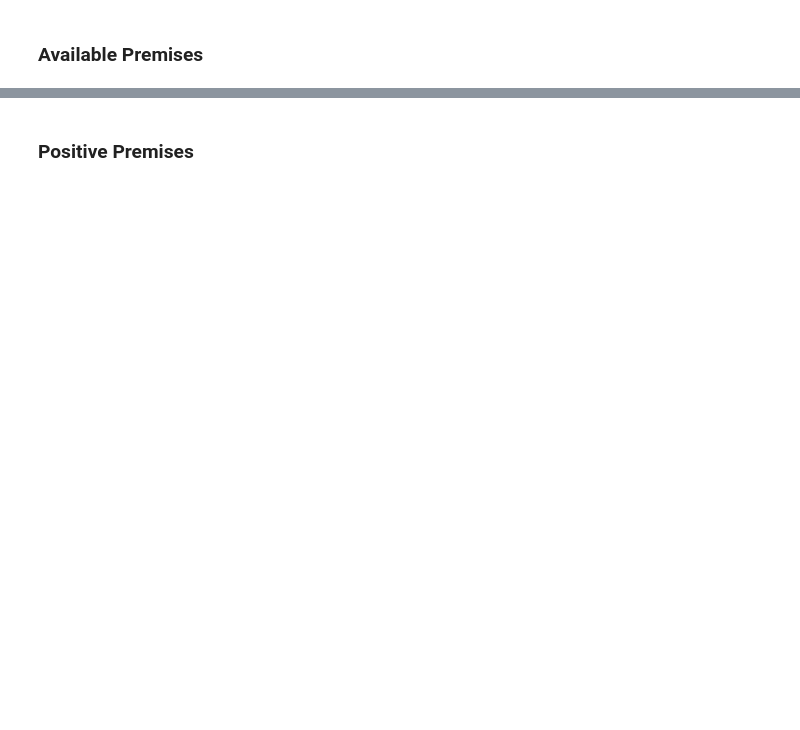
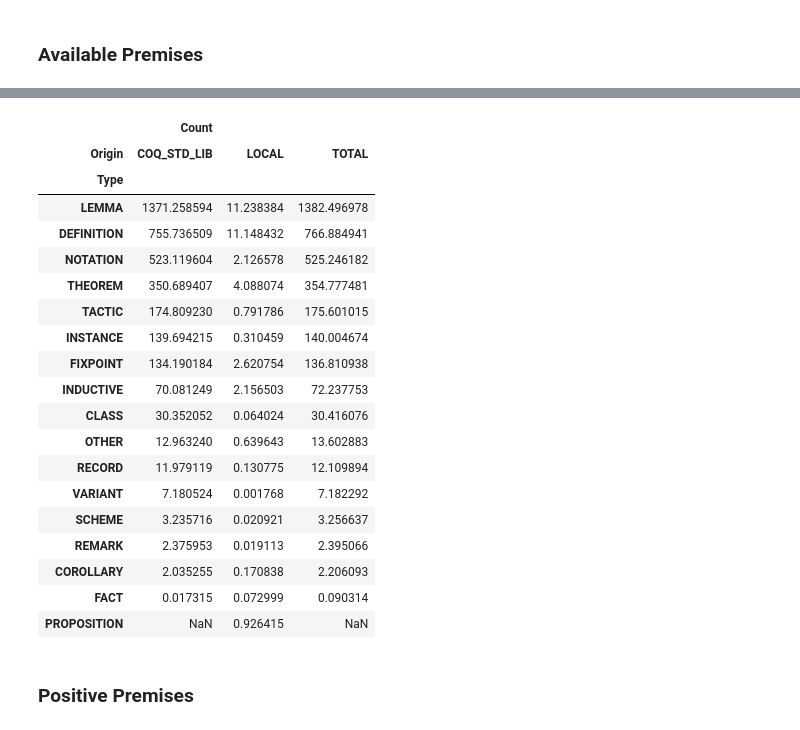
Before and after one commit to rkthomps/coq-modeling, a Jupyter notebook: notebooks/data_management/data_viz.ipynb, the cells around one changed output, grey strips where cells are left out. Saved outputs shown, nothing was run; the diff lists cells and outputs as text; code cells hidden in the pictures; blank space fills up the shorter version.

```diff
--- a/notebooks/data_management/data_viz.ipynb
+++ b/notebooks/data_management/data_viz.ipynb
@@ -16,17 +17,19 @@ file_result = FileResult.load(file_loc)
 ### Examples by Sentence Type
 # %%
 train_loc = os.path.join(DATA_SPLIT_LOC, TRAIN_NAME)
-examples: list[tuple[TermType, str]] = []
+examples: dict[TermType, str] = {}
 class Found(Exception):
     pass
-for term_type, term_count in file_result.avail_aggregator.table_counts.type_freqs.items():
+for premise_key, count in file_result.avail_aggregator.table_counts.type_freqs.items():
+    if premise_key.term_type in examples:
+        continue
     try:
         for file_dir in os.listdir(train_loc):
             file_dir_loc = os.path.join(train_loc, file_dir)
             dset_file = DatasetFile.from_directory(file_dir_loc)
             for premise in dset_file.avail_premises:
-                if premise.sentence_type == term_type:
-                    examples.append((term_type, premise.text))
+                if premise.sentence_type == premise_key.term_type:
+                    examples[premise_key.term_type] = premise.text
                     raise Found
     except Found:
         pass
@@ -133,3 +124,28 @@ Average # of Premises Available by Type:
+# %%
+stacked = df.set_index(["Type", "Origin"]).unstack()
+stacked[("Count", "TOTAL")] = stacked[("Count", "COQ_STD_LIB")] + stacked[("Count", "LOCAL")]
+stacked.sort_values(("Count", "TOTAL"), ascending=False)
+# %% [output]
+|  | Count |  |  |
+| Origin | COQ_STD_LIB | LOCAL | TOTAL |
+| Type |  |  |  |
+| LEMMA | 1371.258594 | 11.238384 | 1382.496978 |
+| DEFINITION | 755.736509 | 11.148432 | 766.884941 |
+| NOTATION | 523.119604 | 2.126578 | 525.246182 |
+| THEOREM | 350.689407 | 4.088074 | 354.777481 |
+| TACTIC | 174.809230 | 0.791786 | 175.601015 |
+| INSTANCE | 139.694215 | 0.310459 | 140.004674 |
+| FIXPOINT | 134.190184 | 2.620754 | 136.810938 |
+| INDUCTIVE | 70.081249 | 2.156503 | 72.237753 |
+| CLASS | 30.352052 | 0.064024 | 30.416076 |
+| OTHER | 12.963240 | 0.639643 | 13.602883 |
+| RECORD | 11.979119 | 0.130775 | 12.109894 |
+| VARIANT | 7.180524 | 0.001768 | 7.182292 |
+| SCHEME | 3.235716 | 0.020921 | 3.256637 |
+| REMARK | 2.375953 | 0.019113 | 2.395066 |
+| COROLLARY | 2.035255 | 0.170838 | 2.206093 |
+| FACT | 0.017315 | 0.072999 | 0.090314 |
+| PROPOSITION | NaN | 0.926415 | NaN |
 # %% [markdown]
 ### Positive Premises
 # %%
```
Also changed, not shown: parts of 8 cells of this notebook, 11 other files.
